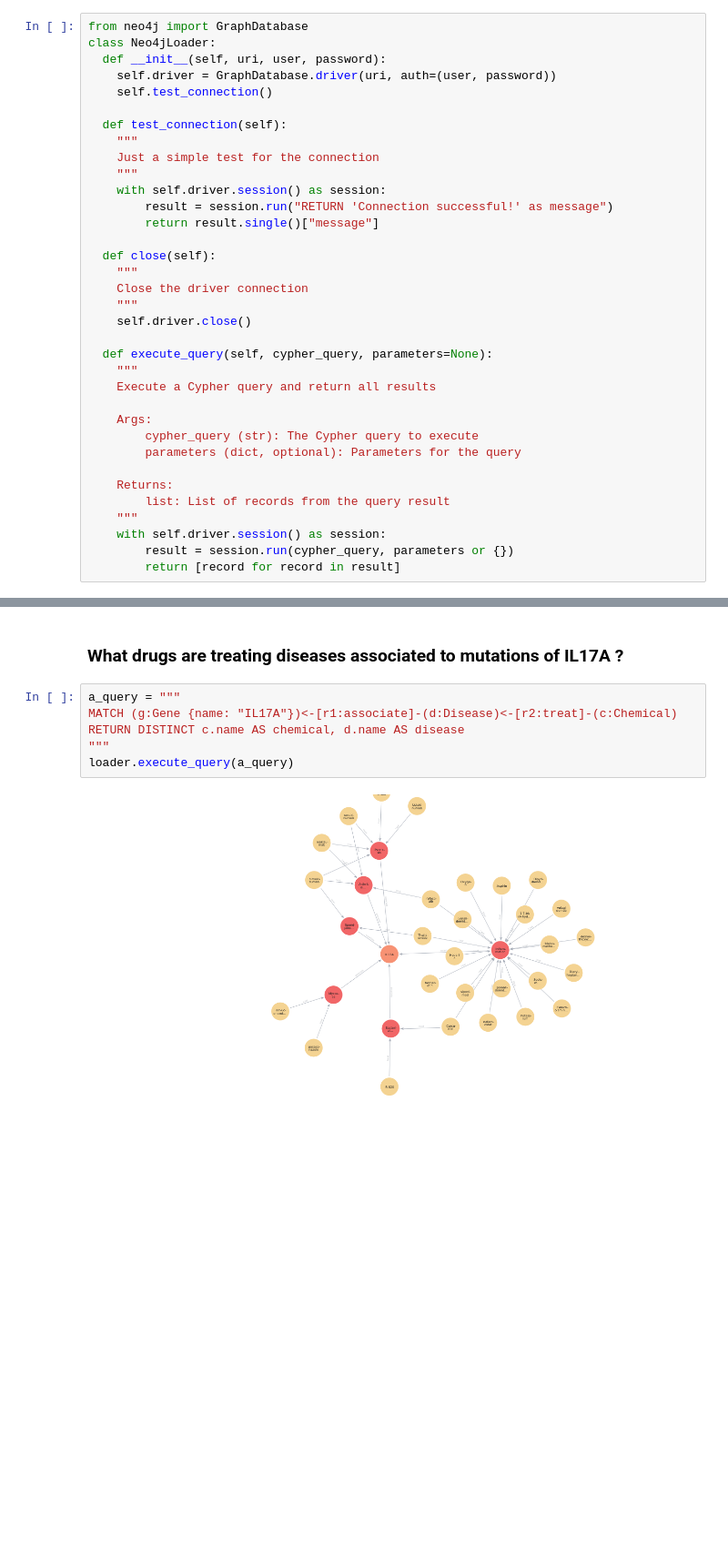
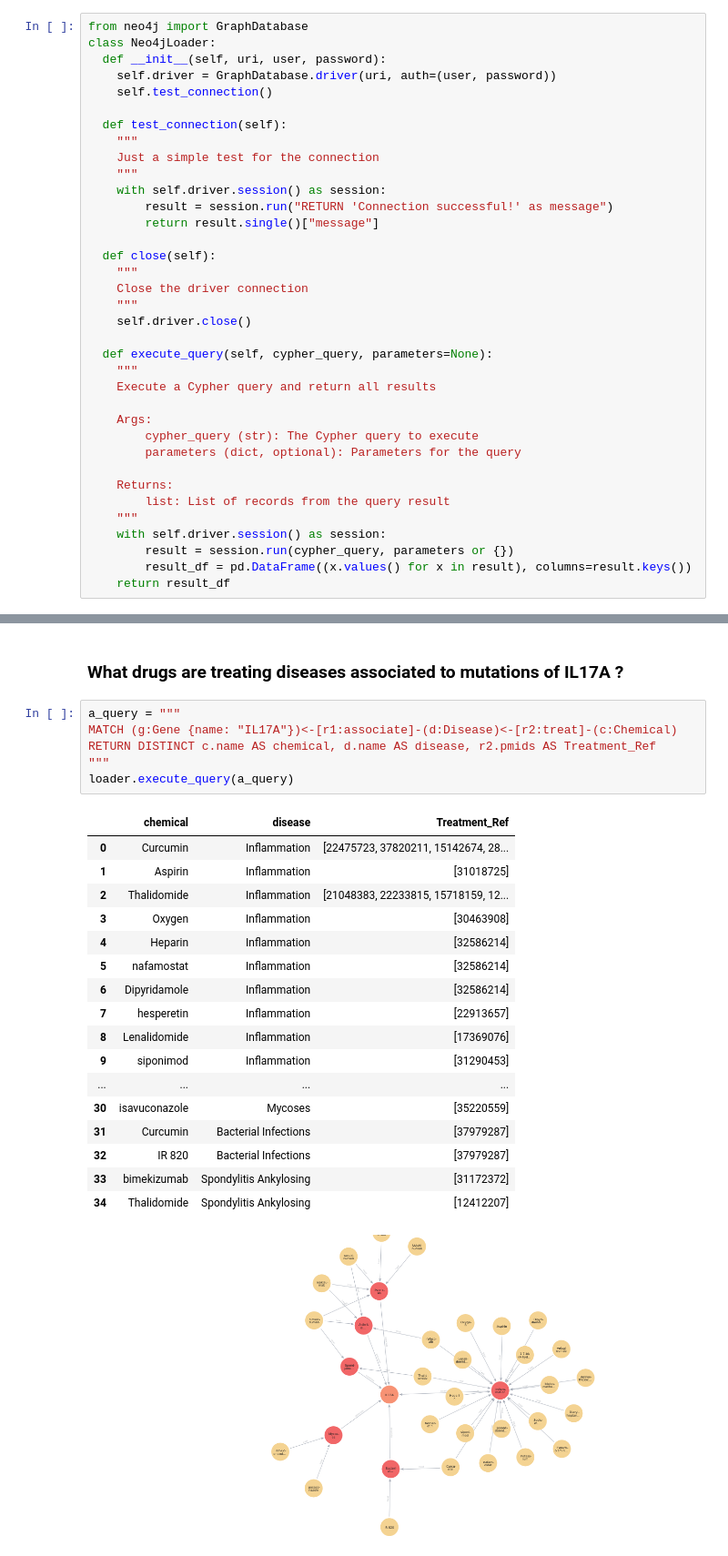
Before and after one commit to idiap/tutorial-biokg-meet-llm, a Jupyter notebook: notebooks/inference_kg_rag.ipynb, the cells around one changed output, grey strips where cells are left out. Shown: that part at 91% size. Drawn from its saved outputs; the diff is of its cells as text; blank space fills up the shorter version.

```diff
--- a/notebooks/inference_kg_rag.ipynb
+++ b/notebooks/inference_kg_rag.ipynb
@@ -51,7 +54,8 @@ class Neo4jLoader:
     """
     with self.driver.session() as session:
         result = session.run(cypher_query, parameters or {})
-        return [record for record in result]
+        result_df = pd.DataFrame((x.values() for x in result), columns=result.keys())
+    return result_df
 # %%
 loader = Neo4jLoader(NEO4J_URI, NEO4J_USER, NEO4J_PASSWORD)
 # %% [markdown]
@@ -94,9 +136,27 @@ loader.execute_query(a_query)
 # %%
 a_query = """
 MATCH (g:Gene {name: "IL17A"})<-[r1:associate]-(d:Disease)<-[r2:treat]-(c:Chemical)
-RETURN DISTINCT c.name AS chemical, d.name AS disease
+RETURN DISTINCT c.name AS chemical, d.name AS disease, r2.pmids AS Treatment_Ref
 """
 loader.execute_query(a_query)
+# %% [output]
+|  | chemical | disease | Treatment_Ref |
+| 0 | Curcumin | Inflammation | [22475723, 37820211, 15142674, 28... |
+| 1 | Aspirin | Inflammation | [31018725] |
+| 2 | Thalidomide | Inflammation | [21048383, 22233815, 15718159, 12... |
+| 3 | Oxygen | Inflammation | [30463908] |
+| 4 | Heparin | Inflammation | [32586214] |
+| 5 | nafamostat | Inflammation | [32586214] |
+| 6 | Dipyridamole | Inflammation | [32586214] |
+| 7 | hesperetin | Inflammation | [22913657] |
+| 8 | Lenalidomide | Inflammation | [17369076] |
+| 9 | siponimod | Inflammation | [31290453] |
+| ... | ... | ... | ... |
+| 30 | isavuconazole | Mycoses | [35220559] |
+| 31 | Curcumin | Bacterial Infections | [37979287] |
+| 32 | IR 820 | Bacterial Infections | [37979287] |
+| 33 | bimekizumab | Spondylitis Ankylosing | [31172372] |
+| 34 | Thalidomide | Spondylitis Ankylosing | [12412207] |
 # %% [markdown]
 ![image_transitivity.png](embedded-picture-1)
 # %% [markdown]
```
Also changed, not shown: parts of 49 cells of this notebook, 1 other file.
